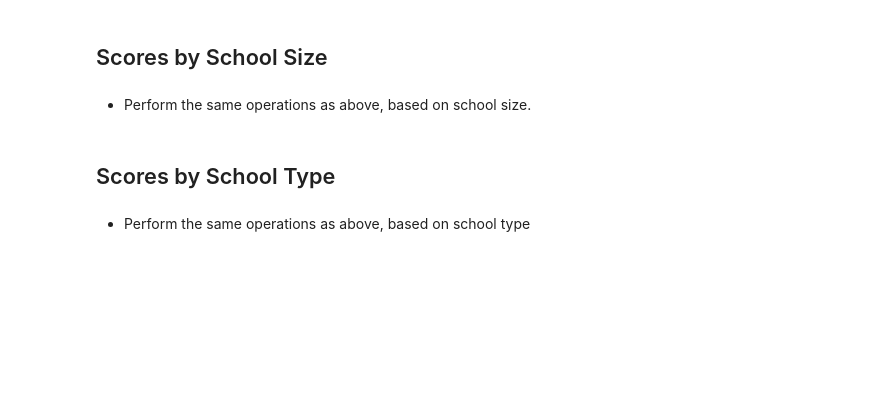
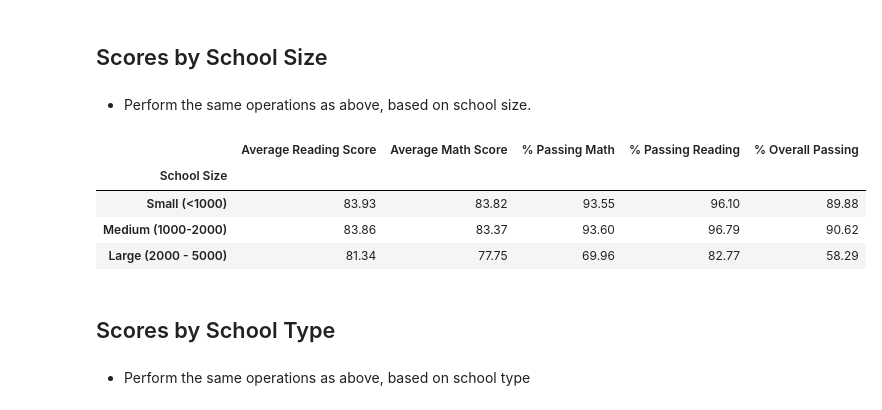
Before and after one commit to j-eikens/pandas-challenge, a Jupyter notebook: PyCitySchools/PyCitySchools_starter.ipynb, the cells around one changed output. Saved outputs shown, nothing was run; the diff lists cells and outputs as text; code cells hidden in the pictures; blank space fills up the shorter version.

```diff
--- a/PyCitySchools/PyCitySchools_starter.ipynb
+++ b/PyCitySchools/PyCitySchools_starter.ipynb
@@ -366,21 +346,39 @@ group_school_spend_df.mean().round(2)
 # %% [markdown]
 * Perform the same operations as above, based on school size.
 # %%
+school_1_df = pd.DataFrame({'School Type': school_type,
+                                  'Total Students': total_students,
+                                  'Total School Budget': budget_school,
+                                  'Per Student Budget': budget_student,
+                                 'Average Reading Score': reading_score_average,
+                                 'Average Math Score': math_score_average,
+                                 'Total Students': total_students,
+                                 '% Passing Math': percent_math_pass,
+                                 '% Passing Reading': percent_read_pass,
+                                 '% Overall Passing': overall_pass})
+
+
 #create pass and fail math score bins
-bins = [0, 585, 630, 645, 680]
+bins = [0, 1000, 2000, 5000]
 
-group_labels = ["<$585", "$585 - 630", "$630 - 645", "$645 - 680"]
+group_labels = ["Small (<1000)", "Medium (1000-2000)", "Large (2000 - 5000)"]
 
-school_df['Spending Range Per Student'] = pd.cut(school_df['Per Student Budget'], bins, labels=group_labels)
+school_1_df['School Size'] = pd.cut(school_1_df['Total Students'], bins, labels=group_labels)
 
 #removing unneeded columns
-group_school_spend_df = school_df.drop(['Total School Budget', 'Per Student Budget', 'Total Students'], axis=1, inplace=True)
+group_school_spend_df = school_1_df.drop(['Total School Budget', 'Per Student Budget', 'Total Students'], axis=1, inplace=True)
 
 #splitting cells
-group_school_spend_df = school_df.groupby(['Spending Range Per Student'])
+group_school_size_df = school_1_df.groupby(['School Size'])
 
 #rounding results
-group_school_spend_df.mean().round(2)
+group_school_size_df.mean().round(2)
+# %% [output]
+|  | Average Reading Score | Average Math Score | % Passing Math | % Passing Reading | % Overall Passing |
+| School Size |  |  |  |  |  |
+| Small (<1000) | 83.93 | 83.82 | 93.55 | 96.10 | 89.88 |
+| Medium (1000-2000) | 83.86 | 83.37 | 93.60 | 96.79 | 90.62 |
+| Large (2000 - 5000) | 81.34 | 77.75 | 69.96 | 82.77 | 58.29 |
 # %% [markdown]
 ## Scores by School Type
 # %% [markdown]
```
Also changed, not shown: parts of 3 cells of this notebook.
